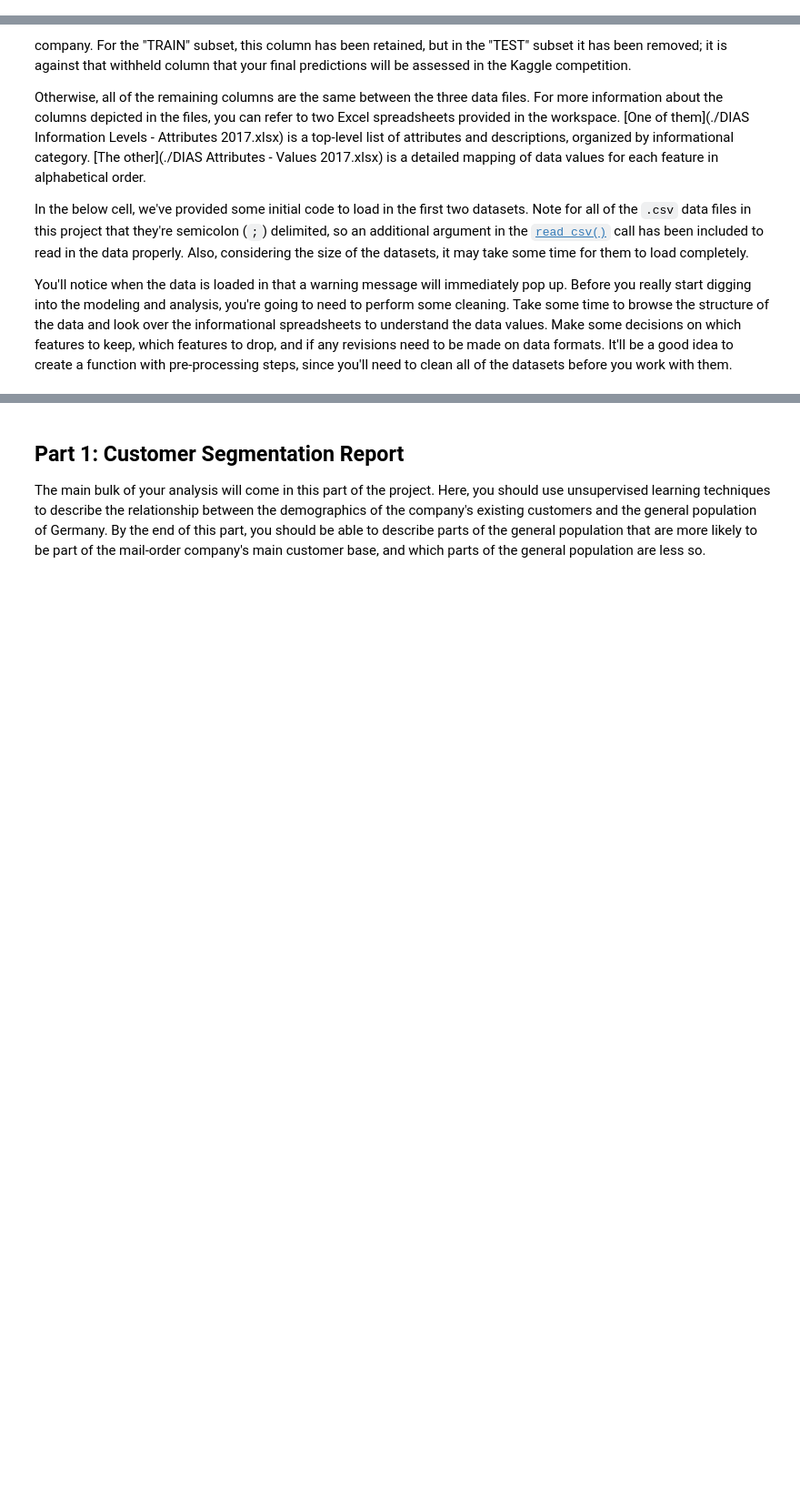
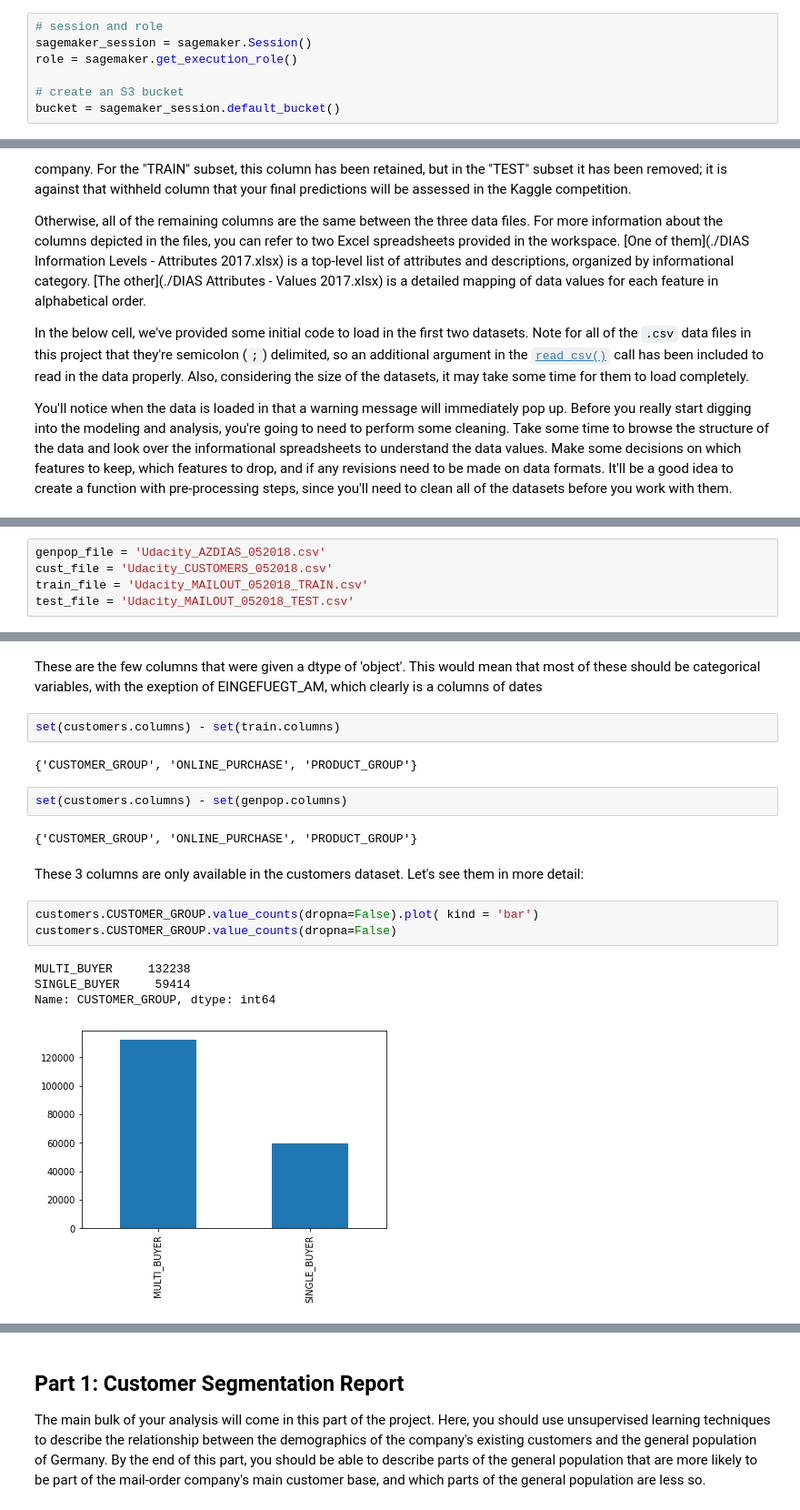
Before and after one commit to UsofData/Arvato_Capstone_Project, a Jupyter notebook: Arvato Project Workbook.ipynb, the cells around one changed output, grey strips where cells are left out. Shown at 91% size. Cells and saved outputs as stored; diff of their text form; blank space fills up the shorter version.

```diff
--- a/Arvato Project Workbook.ipynb
+++ b/Arvato Project Workbook.ipynb
@@ -16,3 +39,10 @@ import seaborn as sns
+# %%
+# session and role
+sagemaker_session = sagemaker.Session()
+role = sagemaker.get_execution_role()
+
+# create an S3 bucket
+bucket = sagemaker_session.default_bucket()
 # %% [markdown]
 ## Part 0: Get to Know the Data
 
@@ -99,0 +65,5 @@ customers.head()
+# %%
+genpop_file = 'Udacity_AZDIAS_052018.csv'
+cust_file = 'Udacity_CUSTOMERS_052018.csv'
+train_file = 'Udacity_MAILOUT_052018_TRAIN.csv'
+test_file = 'Udacity_MAILOUT_052018_TEST.csv'
@@ -99,0 +165,20 @@ customers.head()
+# %% [markdown]
+These are the few columns that were given a dtype of 'object'. This would mean that most of these should be categorical variables, with the exeption of EINGEFUEGT_AM, which clearly is a columns of dates
+# %%
+set(customers.columns) - set(train.columns)
+# %% [output]
+{'CUSTOMER_GROUP', 'ONLINE_PURCHASE', 'PRODUCT_GROUP'}
+# %%
+set(customers.columns) - set(genpop.columns)
+# %% [output]
+{'CUSTOMER_GROUP', 'ONLINE_PURCHASE', 'PRODUCT_GROUP'}
+# %% [markdown]
+These 3 columns are only available in the customers dataset. Let's see them in more detail:
+# %%
+customers.CUSTOMER_GROUP.value_counts(dropna=False).plot( kind = 'bar')
+customers.CUSTOMER_GROUP.value_counts(dropna=False)
+# %% [output]
+MULTI_BUYER     132238
+SINGLE_BUYER     59414
+Name: CUSTOMER_GROUP, dtype: int64
+[figure, added]
```
Also changed, not shown: parts of 111 cells of this notebook.
